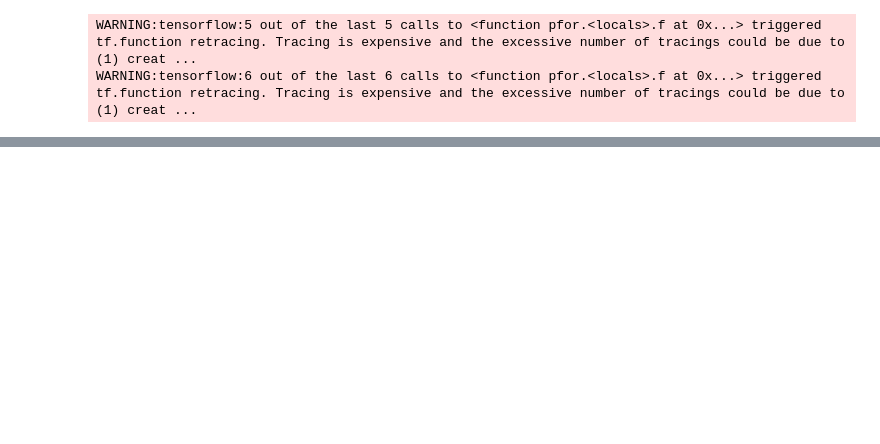
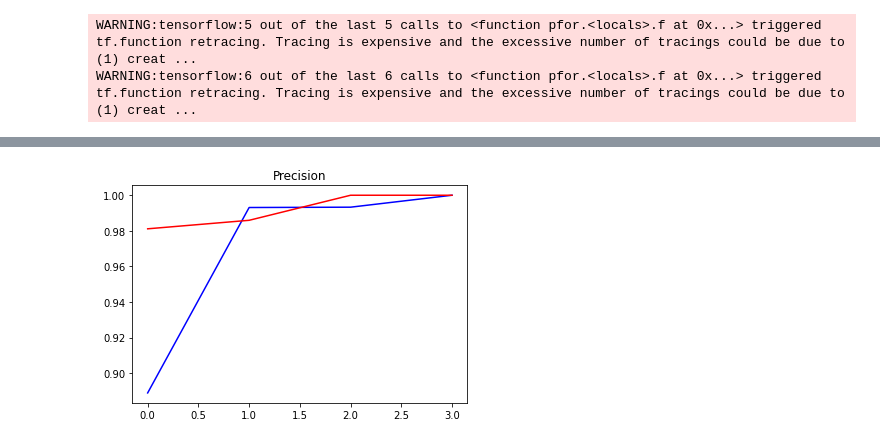
Before and after one commit to ukashanoor/SpeechRecognition, a Jupyter notebook: SpeechRecognition.ipynb, the cells around one changed output, grey strips where cells are left out. Saved outputs shown, nothing was run; the diff lists cells and outputs as text; code cells hidden in the pictures; blank space fills up the shorter version.

```diff
--- a/SpeechRecognition.ipynb
+++ b/SpeechRecognition.ipynb
@@ -262,0 +160,7 @@ processed
+# %%
+plt.title('Precision')
+plt.plot(hi.history['precision'], 'b')
+plt.plot(hi.history['val_precision'], 'r')
+plt.show()
+# %% [output]
+[figure, added]
```
Also changed, not shown: parts of 85 cells of this notebook.
